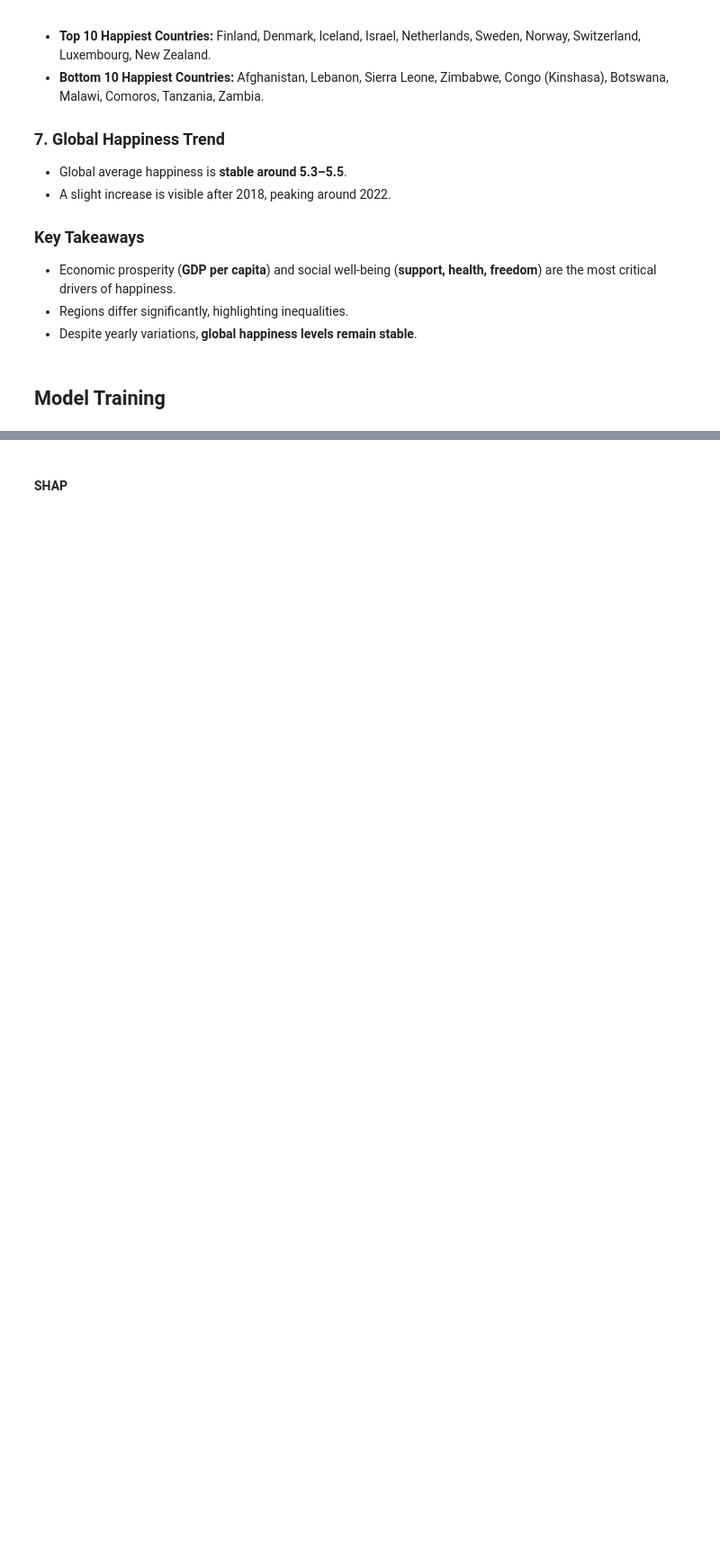
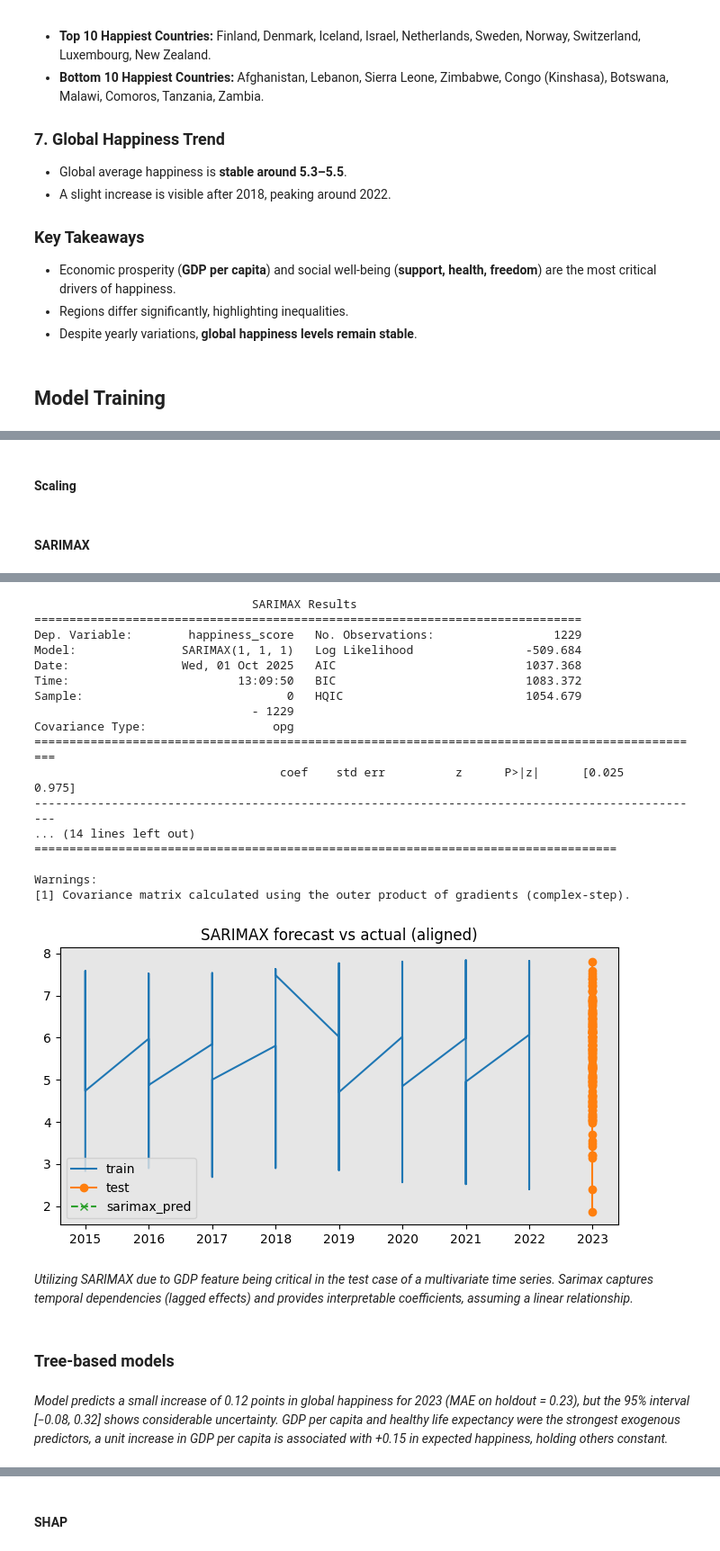
Before and after one commit to hamedtaeb/Project_SmileScore, a Jupyter notebook: Global Happiness Predictions.ipynb, the cells around one changed output, grey strips where cells are left out. Shown at 90% size. Saved outputs shown, nothing was run; the diff lists cells and outputs as text; code cells hidden in the pictures; blank space fills up the shorter version.

```diff
--- a/Global Happiness Predictions.ipynb
+++ b/Global Happiness Predictions.ipynb
@@ -432,0 +477,2 @@ tscv = TimeSeriesSplit(n_splits=5)
+# %% [markdown]
+#### Scaling
@@ -432,0 +488,47 @@ tscv = TimeSeriesSplit(n_splits=5)
+# %% [markdown]
+#### SARIMAX
+# %%
+# Fit ARIMA(1, 1, 1) with seasonal order (1, 1, 1, 12) on training data
+# Use safer fitting options and handle potential convergence by trying different optimizers if needed
+from statsmodels.tsa.statespace.sarimax import SARIMAX
+
+# If exogenous features exist, pass them; else fit univariate
+exog_train = X_train if X_train.shape[1] > 0 else None
+exog_test = X_test if X_test.shape[1] > 0 else None
+
+print('Training SARIMAX on index range:', y_train.index.min(), 'to', y_train.index.max())
+
+try:
+    model_sarimax = SARIMAX(y_train, exog=exog_train, order=(1,1,1), seasonal_order=(0,0,0,0), enforce_stationarity=False, enforce_invertibility=False)
+    sarimax_res = model_sarimax.fit(disp=False, method='lbfgs', maxiter=200)
+except Exception as e:
+    print('Primary SARIMAX fit failed, trying with method="nm" and fewer options:', e)
+    model_sarimax = SARIMAX(y_train, exog=exog_train, order=(1,1,1), seasonal_order=(0,0,0,0), enforce_stationarity=False, enforce_invertibility=False)
+    sarimax_res = model_sarimax.fit(disp=False, method='nm', maxiter=200)
+
+print(sarimax_res.summary())
+
+# Forecast
+N = len(X_test)
+if exog_test is not None and N>0:
+    forecast_res = sarimax_res.get_forecast(steps=N, exog=exog_test)
+else:
+    forecast_res = sarimax_res.get_forecast(steps=N)
+
+# Save predicted mean for evaluation (align index)
+y_pred_sarimax = pd.Series(forecast_res.predicted_mean, index=y_test.index[:len(forecast_res.predicted_mean)])
+
+# Quick diagnostic plot
+import matplotlib.pyplot as plt
+plt.figure(figsize=(8,4))
+plt.plot(y_train.index, y_train, label='train')
+plt.plot(y_test.index, y_test, 'o-', label='test')
+plt.plot(y_pred_sarimax.index, y_pred_sarimax, 'x--', label='sarimax_pred')
+plt.legend()
+plt.title('SARIMAX forecast vs actual (aligned)')
+plt.show()
+
+# Assign to global name expected by later cells
+model_sarimax = sarimax_res
+forecast_res = forecast_res
+# %% [output]
@@ -432,0 +536,24 @@ tscv = TimeSeriesSplit(n_splits=5)
+                               SARIMAX Results
+==============================================================================
+Dep. Variable:        happiness_score   No. Observations:                 1229
+Model:               SARIMAX(1, 1, 1)   Log Likelihood                -509.684
+Date:                Wed, 01 Oct 2025   AIC                           1037.368
+Time:                        13:09:50   BIC                           1083.372
+Sample:                             0   HQIC                          1054.679
+                               - 1229
+Covariance Type:                  opg
+================================================================================================
+                                   coef    std err          z      P>|z|      [0.025      0.975]
+------------------------------------------------------------------------------------------------
+... (14 lines left out)
+===================================================================================
+
+Warnings:
+[1] Covariance matrix calculated using the outer product of gradients (complex-step).
+[figure, added]
+# %% [markdown]
+_Utilizing SARIMAX due to GDP feature being critical in the test case of a multivariate time series. Sarimax captures temporal dependencies (lagged effects) and provides interpretable coefficients, assuming a linear relationship._
+# %% [markdown]
+### Tree-based models
+# %% [markdown]
+_Model predicts a small increase of 0.12 points in global happiness for 2023 (MAE on holdout = 0.23), but the 95% interval [−0.08, 0.32] shows considerable uncertainty. GDP per capita and healthy life expectancy were the strongest exogenous predictors, a unit increase in GDP per capita is associated with +0.15 in expected happiness, holding others constant._
```
Also changed, not shown: parts of 35 cells of this notebook, 5 other files.
